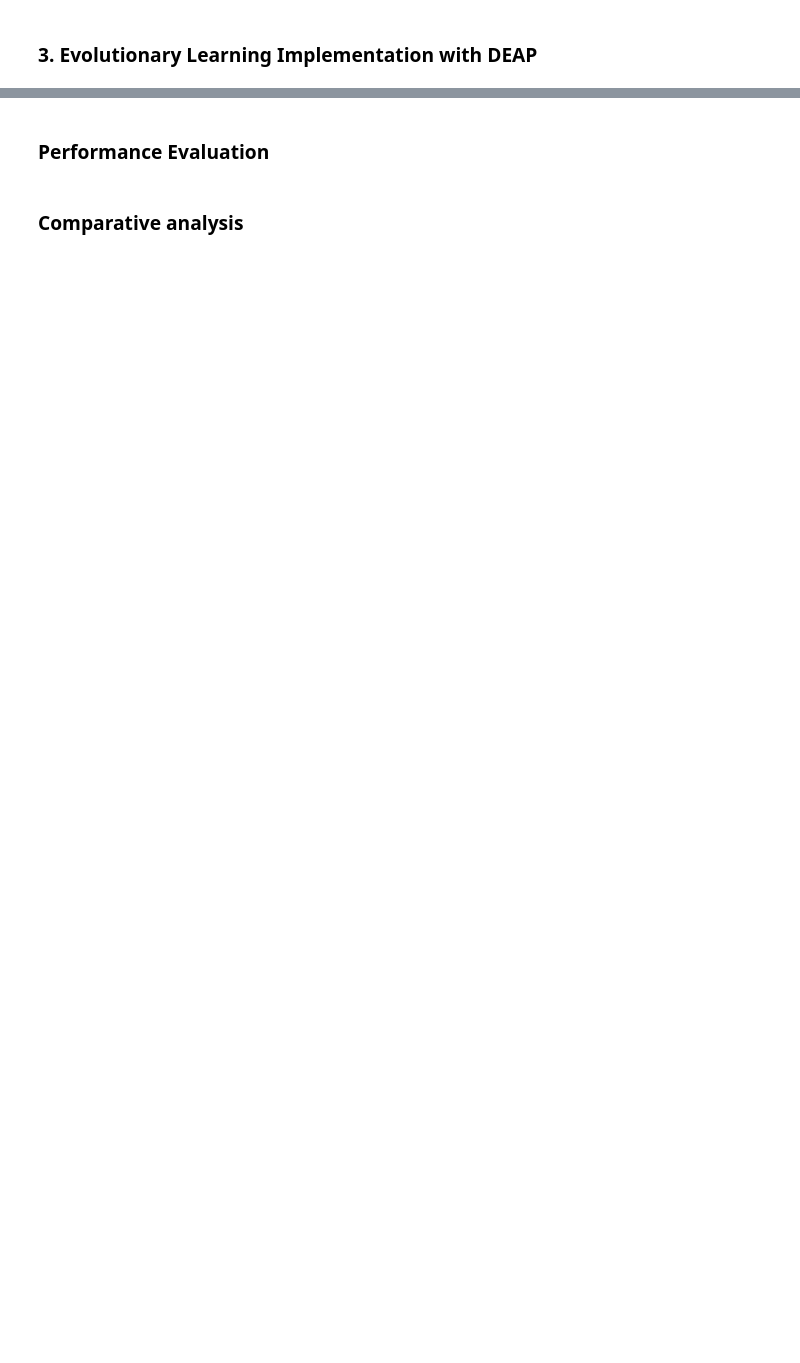
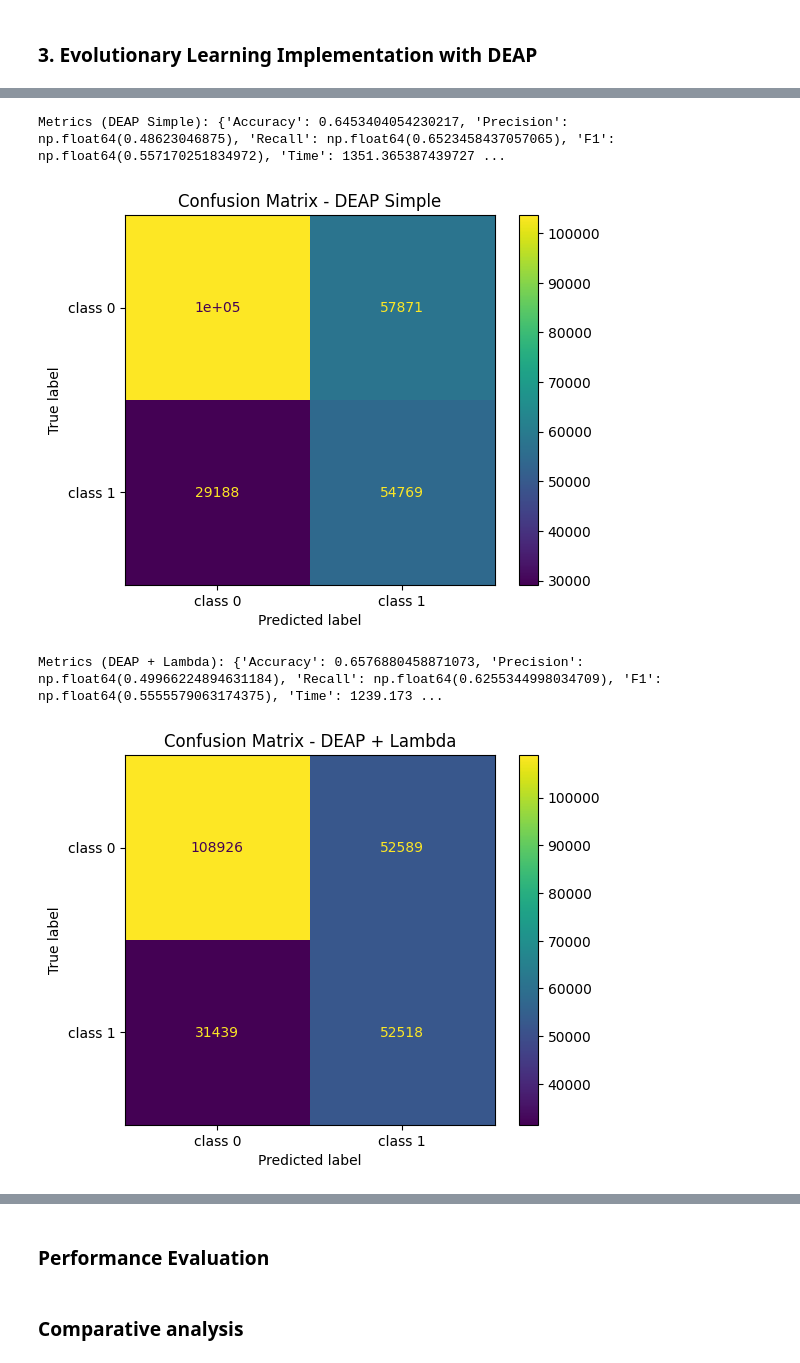
Before and after one commit to MikeCheek/Higgs-Bozon-Detection, a Jupyter notebook: project.ipynb, the cells around one changed output, grey strips where cells are left out. Cells and saved outputs as stored; diff of their text form; code cells hidden in the pictures; blank space fills up the shorter version.

```diff
--- a/project.ipynb
+++ b/project.ipynb
@@ -521,0 +440,62 @@ No data to plot.
+# %%
+best_func = toolbox.compile(expr=best_individual)
+
+start = time.time()
+test_predictions = [best_func(*x) > 0 for x in X_test.to_numpy()]
+end = time.time()
+
+time_predict_deap_simple = end-start
+
+accuracy_deap_simple = accuracy_score(y_test, test_predictions)
+precision_deap_simple = precision_score(y_test, test_predictions)
+recall_deap_simple = recall_score(y_test, test_predictions)
+f1_deap_simple = f1_score(y_test, test_predictions)
+
+metrics_deap_simple = {
+    "Accuracy": accuracy_deap_simple,
+    "Precision": precision_deap_simple,
+    "Recall": recall_deap_simple,
+    "F1": f1_deap_simple,
+    "Time": time_deap_simple
+}
+
+print("Metrics (DEAP Simple):", metrics_deap_simple)
+
+cm = confusion_matrix(y_test, test_predictions)
+disp = ConfusionMatrixDisplay(confusion_matrix=cm, display_labels=['class 0', 'class 1'])
+disp.plot()
+plt.title("Confusion Matrix - DEAP Simple")
+plt.show()
+
+best_func2 = toolbox.compile(expr=best_individual2)
+
+start = time.time()
+test_predictions2 = [best_func2(*x) > 0 for x in X_test.to_numpy()]
+end = time.time()
+time_predict_deap_plus_lambda = end-start
+
+accuracy_deap_plus_lambda = accuracy_score(y_test, test_predictions2)
+precision_deap_plus_lambda = precision_score(y_test, test_predictions2)
+recall_deap_plus_lambda = recall_score(y_test, test_predictions2)
+f1_deap_plus_lambda = f1_score(y_test, test_predictions2)
+
+metrics_deap_plus_lambda = {
+    "Accuracy": accuracy_deap_plus_lambda,
+    "Precision": precision_deap_plus_lambda,
+    "Recall": recall_deap_plus_lambda,
+    "F1": f1_deap_plus_lambda,
+    "Time": time_deap_plus_lambda
+}
+
+print("Metrics (DEAP + Lambda):", metrics_deap_plus_lambda)
+
+cm2 = confusion_matrix(y_test, test_predictions2)
+disp2 = ConfusionMatrixDisplay(confusion_matrix=cm2, display_labels=['class 0', 'class 1'])
+disp2.plot()
+plt.title("Confusion Matrix - DEAP + Lambda")
+plt.show()
+# %% [output]
+Metrics (DEAP Simple): {'Accuracy': 0.6453404054230217, 'Precision': np.float64(0.48623046875), 'Recall': np.float64(0.6523458437057065), 'F1': np.float64(0.557170251834972), 'Time': 1351.365387439727 ...
+[figure, added]
+Metrics (DEAP + Lambda): {'Accuracy': 0.6576880458871073, 'Precision': np.float64(0.49966224894631184), 'Recall': np.float64(0.6255344998034709), 'F1': np.float64(0.5555579063174375), 'Time': 1239.173 ...
+[figure, added]
```
Also changed, not shown: parts of 45 cells of this notebook, 2 other files.
